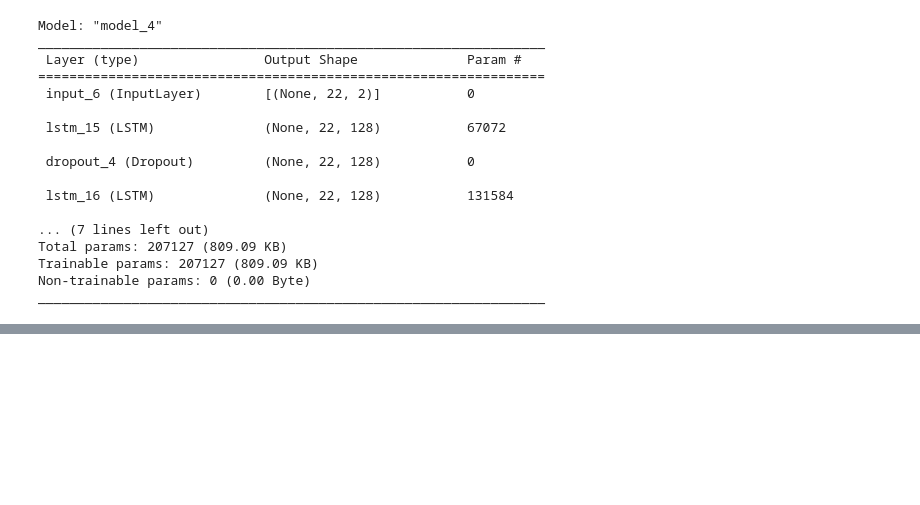
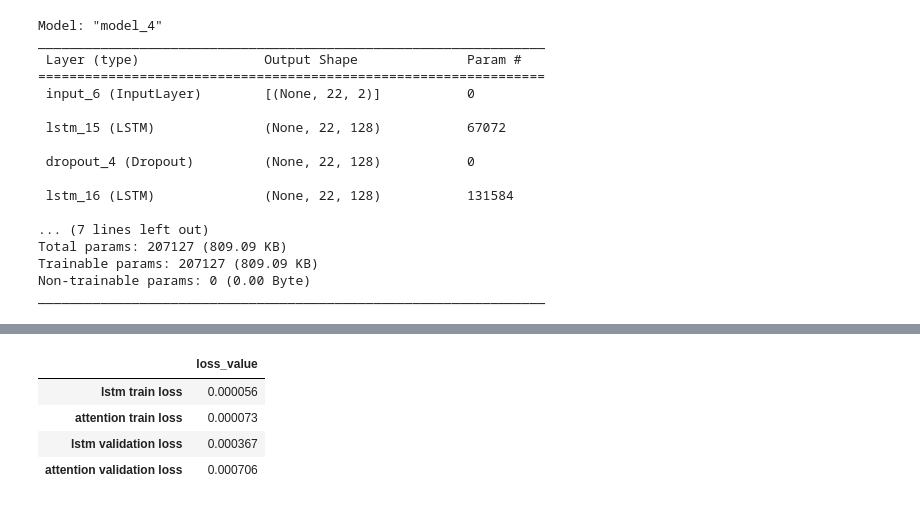
Before and after one commit to mverbytska/Custom-LSTM-with-Attention-for-FTS, a Jupyter notebook: experiment.ipynb, the cells around one changed output, grey strips where cells are left out. Cells and saved outputs as stored; diff of their text form; code cells hidden in the pictures; blank space fills up the shorter version.

```diff
--- a/experiment.ipynb
+++ b/experiment.ipynb
@@ -409,0 +408,14 @@ plt.show()
+# %%
+error_vals = []
+error_labels = ['lstm train loss', 'attention train loss', 'lstm validation loss', 'attention validation loss']
+error_vals.extend([train_min_loss, att_train_min_loss, val_min_loss, att_val_min_loss])
+series_error_vals = pd.DataFrame([error_vals], columns=error_labels)
+transposed_series_error_vals = series_error_vals.T
+transposed_series_error_vals.columns = ['loss_value']
+transposed_series_error_vals
+# %% [output]
+|  | loss_value |
+| lstm train loss | 0.000056 |
+| attention train loss | 0.000073 |
+| lstm validation loss | 0.000367 |
+| attention validation loss | 0.000706 |
```
Also changed, not shown: parts of 12 cells of this notebook.
